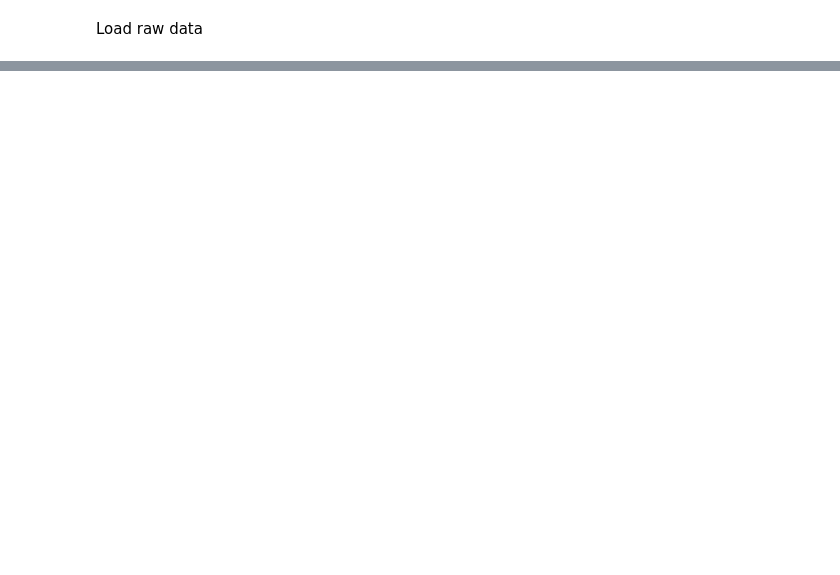
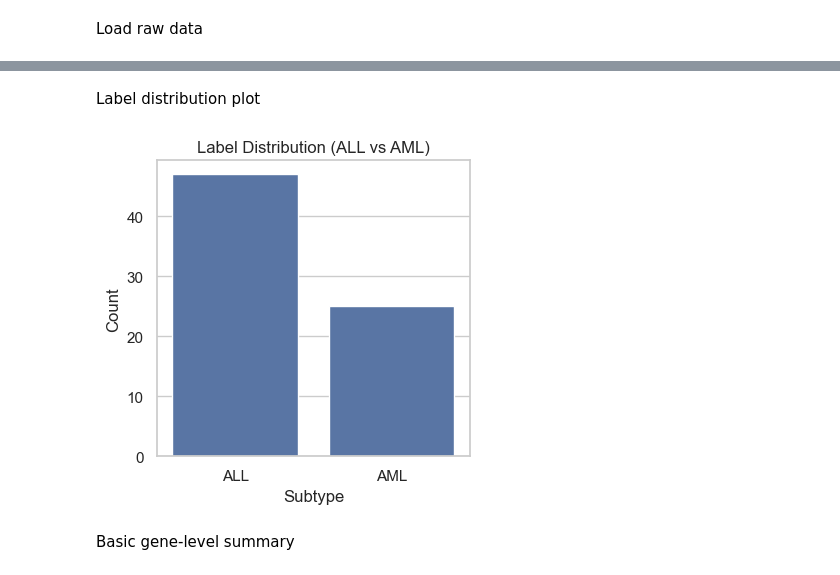
Before and after one commit to Nishant1242/Machine-Learning-Based-Prediction-of-Cancer-Subtypes-from-Gene-Expression-Profiles, a Jupyter notebook: notebooks/01_eda_gene_expression.ipynb, the cells around one changed output, grey strips where cells are left out. Drawn from its saved outputs; the diff is of its cells as text; code cells hidden in the pictures; blank space fills up the shorter version.

```diff
--- a/notebooks/01_eda_gene_expression.ipynb
+++ b/notebooks/01_eda_gene_expression.ipynb
@@ -22,0 +69,12 @@ FileNotFoundError: [Errno 2] No such file or directory: '../data/raw/gene_expres
+# %%
+def get_sample_cols(df: pd.DataFrame):
+    return [
+        c for c in df.columns
+        if c not in ["Gene Description", "Gene Accession Number"]
+        and not c.startswith("call")
+    ]
+
+train_sample_cols = get_sample_cols(train)
+ind_sample_cols = get_sample_cols(ind)
+
+len(train_sample_cols), train_sample_cols[:10], len(ind_sample_cols), ind_sample_cols[:10]
@@ -22,0 +88,10 @@ FileNotFoundError: [Errno 2] No such file or directory: '../data/raw/gene_expres
+# %%
+# Transpose so rows = samples, columns = genes
+X_train = train[train_sample_cols].T   # (n_train_samples, n_genes)
+X_ind   = ind[ind_sample_cols].T       # (n_ind_samples, n_genes)
+
+X_all = pd.concat([X_train, X_ind], axis=0)
+
+# Index are patient IDs as strings, convert to int
+X_all.index = X_all.index.astype(int)
+X_all.shape
@@ -22,0 +111,5 @@ FileNotFoundError: [Errno 2] No such file or directory: '../data/raw/gene_expres
+# %%
+labels = labels.set_index("patient")
+y_all = labels.loc[X_all.index, "cancer"]
+
+X_all.shape, y_all.value_counts()
@@ -22,0 +141,14 @@ FileNotFoundError: [Errno 2] No such file or directory: '../data/raw/gene_expres
+# %% [markdown]
+Label distribution plot
+# %%
+plt.figure(figsize=(4, 4))
+sns.countplot(x=y_all)
+plt.title("Label Distribution (ALL vs AML)")
+plt.xlabel("Subtype")
+plt.ylabel("Count")
+plt.tight_layout()
+plt.show()
+# %% [output]
+[figure, added]
+# %% [markdown]
+Basic gene-level summary
```
Also changed, not shown: parts of 28 cells of this notebook.
